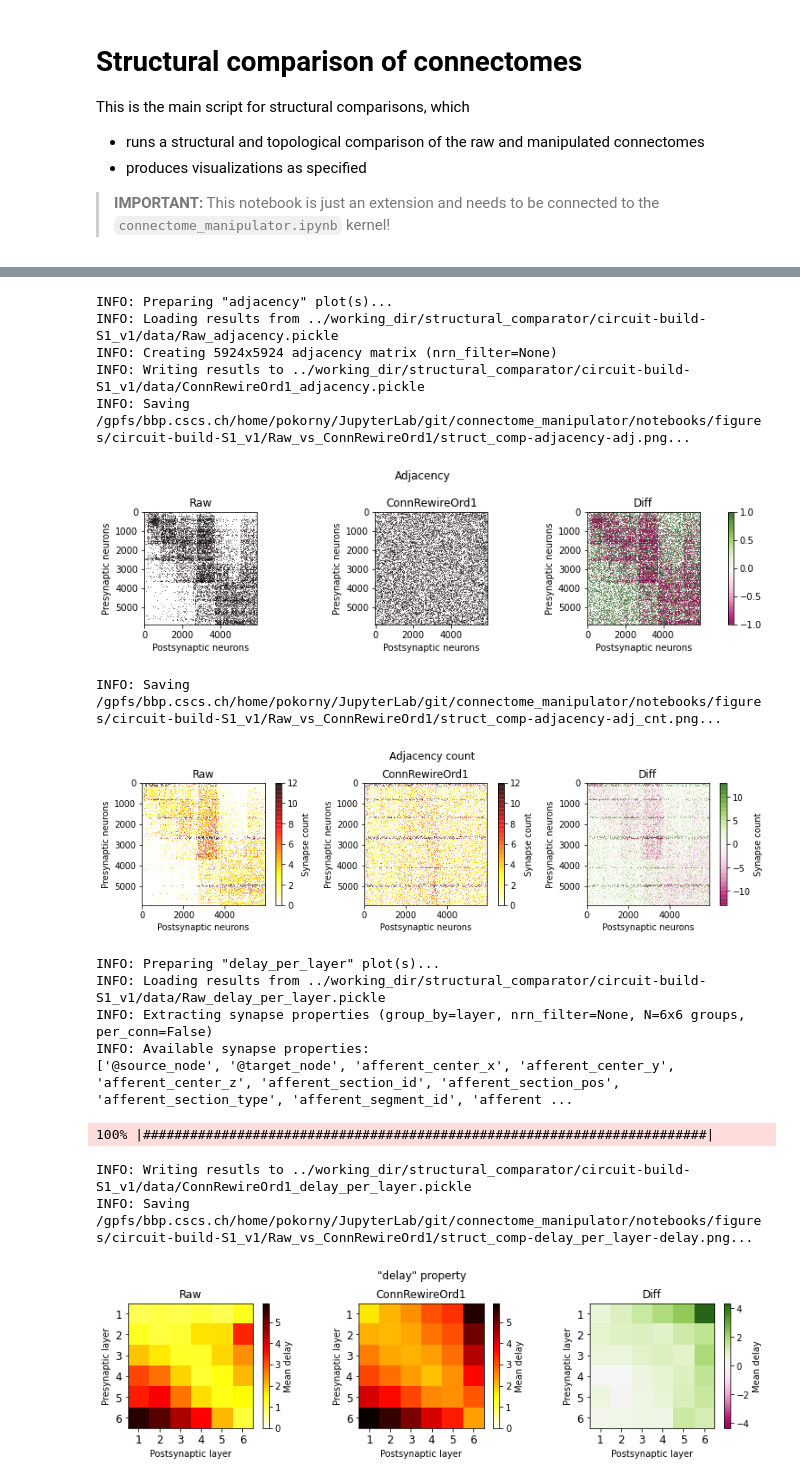
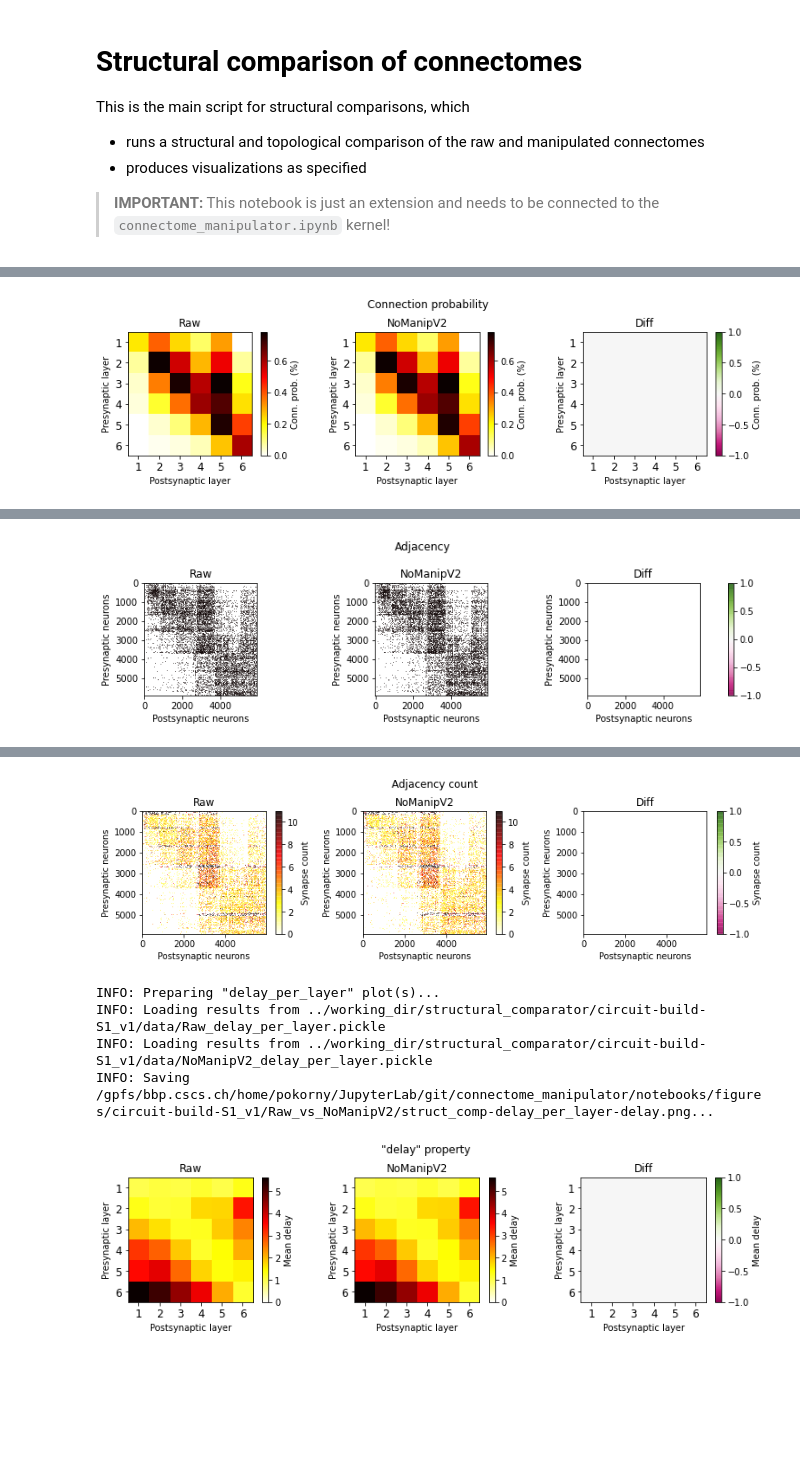
Before and after one commit to BlueBrain/connectome-manipulator, a Jupyter notebook: notebooks/structural_comparator.ipynb, the cells around one changed output, grey strips where cells are left out. Cells and saved outputs as stored; diff of their text form; code cells hidden in the pictures; blank space fills up the shorter version.

Commit message:
Restructured topological comparator interface

```diff
--- a/notebooks/structural_comparator.ipynb
+++ b/notebooks/structural_comparator.ipynb
@@ -97,11 +97,11 @@ structcomp_config['plot_types'] = [{'name': 'conn_per_layer',
 """ Circuits to compare """
 structcomp_config['circuits'] = {'0': {'circuit_config': os.path.join(manip_config['circuit_path'], 'sonata', 'circuit_config.json'),
                                        'circuit_name': 'Raw'},
-                                 '1': {'circuit_config': os.path.join(manip_config['circuit_path'], 'sonata', f'circuit_config_{manip_config["manip"]["name"]}.json'),
+                                 '1': {'circuit_config': os.path.join(manip_config.get('output_path', manip_config['circuit_path']), 'sonata', f'circuit_config_{manip_config["manip"]["name"]}.json'),
                                        'circuit_name': manip_config['manip']['name']}}
 
 # Structural comparison of connectomes - Run comparison
-structural_comparator.main(structcomp_config, True, force_recomp=[False, True])
+structural_comparator.main(structcomp_config, True, force_recomp=[False, False])
 # %% [output]
 INFO: 2 circuits loaded:
   /gpfs/bbp.cscs.ch/data/scratch/proj83/home/pokorny/circuit-build-S1_v1/sonata/circuit_config.json
@@ -112,0 +115 @@ INFO: Computing connectivity (group_by=layer, nrn_filter=None, N=6x6 groups)
+[figure, new version]
@@ -115,0 +120 @@ INFO: Saving /gpfs/bbp.cscs.ch/home/pokorny/JupyterLab/git/connectome_manipulato
+[figure, new version]
@@ -118,17 +122,6 @@ INFO: Saving /gpfs/bbp.cscs.ch/home/pokorny/JupyterLab/git/connectome_manipulato
+[figure, new version]
-INFO: Preparing "adjacency" plot(s)...
-INFO: Loading results from ../working_dir/structural_comparator/circuit-build-S1_v1/data/Raw_adjacency.pickle
-INFO: Creating 5924x5924 adjacency matrix (nrn_filter=None)
-INFO: Writing resutls to ../working_dir/structural_comparator/circuit-build-S1_v1/data/ConnRewireOrd1_adjacency.pickle
-INFO: Saving /gpfs/bbp.cscs.ch/home/pokorny/JupyterLab/git/connectome_manipulator/notebooks/figures/circuit-build-S1_v1/Raw_vs_ConnRewireOrd1/struct_comp-adjacency-adj.png...
+INFO: Preparing "delay_per_layer" plot(s)...
+INFO: Loading results from ../working_dir/structural_comparator/circuit-build-S1_v1/data/Raw_delay_per_layer.pickle
+INFO: Loading results from ../working_dir/structural_comparator/circuit-build-S1_v1/data/NoManipV2_delay_per_layer.pickle
+INFO: Saving /gpfs/bbp.cscs.ch/home/pokorny/JupyterLab/git/connectome_manipulator/notebooks/figures/circuit-build-S1_v1/Raw_vs_NoManipV2/struct_comp-delay_per_layer-delay.png...
-[figure, old version]
-INFO: Saving /gpfs/bbp.cscs.ch/home/pokorny/JupyterLab/git/connectome_manipulator/notebooks/figures/circuit-build-S1_v1/Raw_vs_ConnRewireOrd1/struct_comp-adjacency-adj_cnt.png...
-[figure, old version]
-INFO: Preparing "delay_per_layer" plot(s)...
-INFO: Loading results from ../working_dir/structural_comparator/circuit-build-S1_v1/data/Raw_delay_per_layer.pickle
-INFO: Extracting synapse properties (group_by=layer, nrn_filter=None, N=6x6 groups, per_conn=False)
-INFO: Available synapse properties:
-['@source_node', '@target_node', 'afferent_center_x', 'afferent_center_y', 'afferent_center_z', 'afferent_section_id', 'afferent_section_pos', 'afferent_section_type', 'afferent_segment_id', 'afferent ...
-100% |########################################################################|
-INFO: Writing resutls to ../working_dir/structural_comparator/circuit-build-S1_v1/data/ConnRewireOrd1_delay_per_layer.pickle
-INFO: Saving /gpfs/bbp.cscs.ch/home/pokorny/JupyterLab/git/connectome_manipulator/notebooks/figures/circuit-build-S1_v1/Raw_vs_ConnRewireOrd1/struct_comp-delay_per_layer-delay.png...
-[figure, old version]
+[figure, new version]
```
Also changed, not shown: parts of 3 cells of this notebook, 3 other files.
